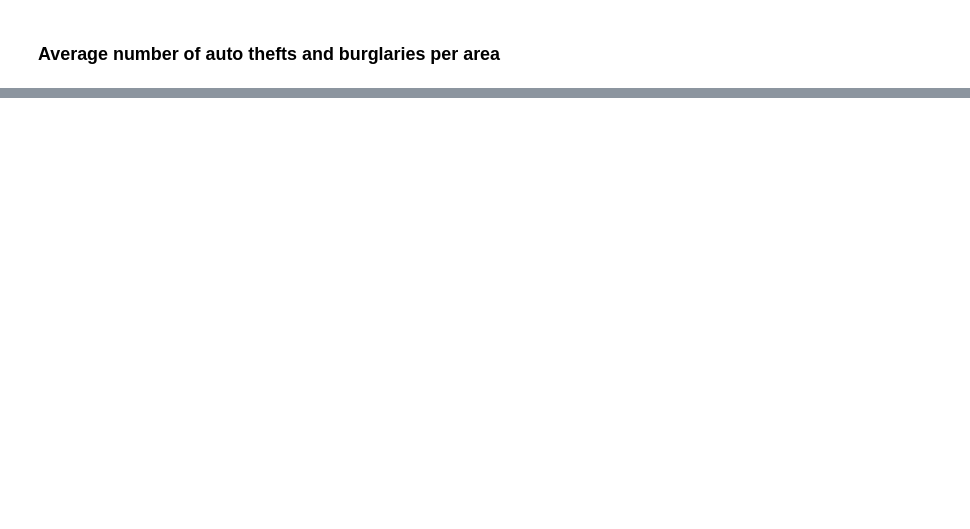
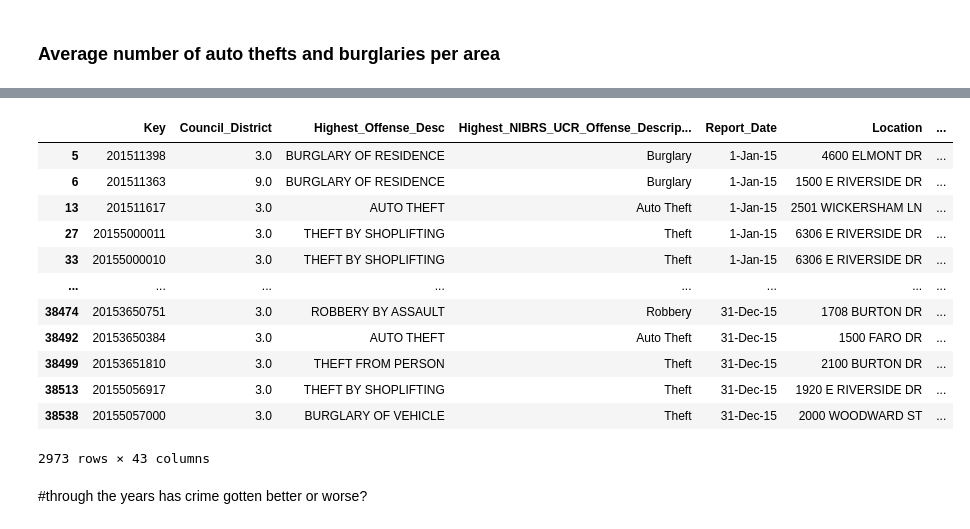
Before and after one commit to beaumartin25/cs5830_project2, a Jupyter notebook: project2.ipynb, the cells around one changed output, grey strips where cells are left out. Saved outputs shown, nothing was run; the diff lists cells and outputs as text; code cells hidden in the pictures; blank space fills up the shorter version.

```diff
--- a/project2.ipynb
+++ b/project2.ipynb
@@ -69,0 +145,26 @@ display('N = {} (auto_theft) {} (burglary)'.format(sum(auto_theft.Crime_Count),
+# %%
+
+#determines how many crimes have been commited in a zip code.
+crime_zip = crime_housing_df.groupby('Zip_Code_Crime').size().reset_index(name='Zip_crime_count')
+crime_zip
+
+# find the dtata for 78741
+
+zip78741 = crime_housing_df[crime_housing_df.Zip_Code_Crime == 78741].copy()
+zip78741
+# %% [output]
+|  | Key | Council_District | Highest_Offense_Desc | Highest_NIBRS_UCR_Offense_Descrip... | Report_Date | Location | ... |
+| 5 | 201511398 | 3.0 | BURGLARY OF RESIDENCE | Burglary | 1-Jan-15 | 4600 ELMONT DR | ... |
+| 6 | 201511363 | 9.0 | BURGLARY OF RESIDENCE | Burglary | 1-Jan-15 | 1500 E RIVERSIDE DR | ... |
+| 13 | 201511617 | 3.0 | AUTO THEFT | Auto Theft | 1-Jan-15 | 2501 WICKERSHAM LN | ... |
+| 27 | 20155000011 | 3.0 | THEFT BY SHOPLIFTING | Theft | 1-Jan-15 | 6306 E RIVERSIDE DR | ... |
+| 33 | 20155000010 | 3.0 | THEFT BY SHOPLIFTING | Theft | 1-Jan-15 | 6306 E RIVERSIDE DR | ... |
+| ... | ... | ... | ... | ... | ... | ... | ... |
+| 38474 | 20153650751 | 3.0 | ROBBERY BY ASSAULT | Robbery | 31-Dec-15 | 1708 BURTON DR | ... |
+| 38492 | 20153650384 | 3.0 | AUTO THEFT | Auto Theft | 31-Dec-15 | 1500 FARO DR | ... |
+| 38499 | 20153651810 | 3.0 | THEFT FROM PERSON | Theft | 31-Dec-15 | 2100 BURTON DR | ... |
+| 38513 | 20155056917 | 3.0 | THEFT BY SHOPLIFTING | Theft | 31-Dec-15 | 1920 E RIVERSIDE DR | ... |
+| 38538 | 20155057000 | 3.0 | BURGLARY OF VEHICLE | Theft | 31-Dec-15 | 2000 WOODWARD ST | ... |
+2973 rows × 43 columns
+# %% [markdown]
+#through the years has crime gotten better or worse?
```
Also changed, not shown: parts of 10 cells of this notebook.
